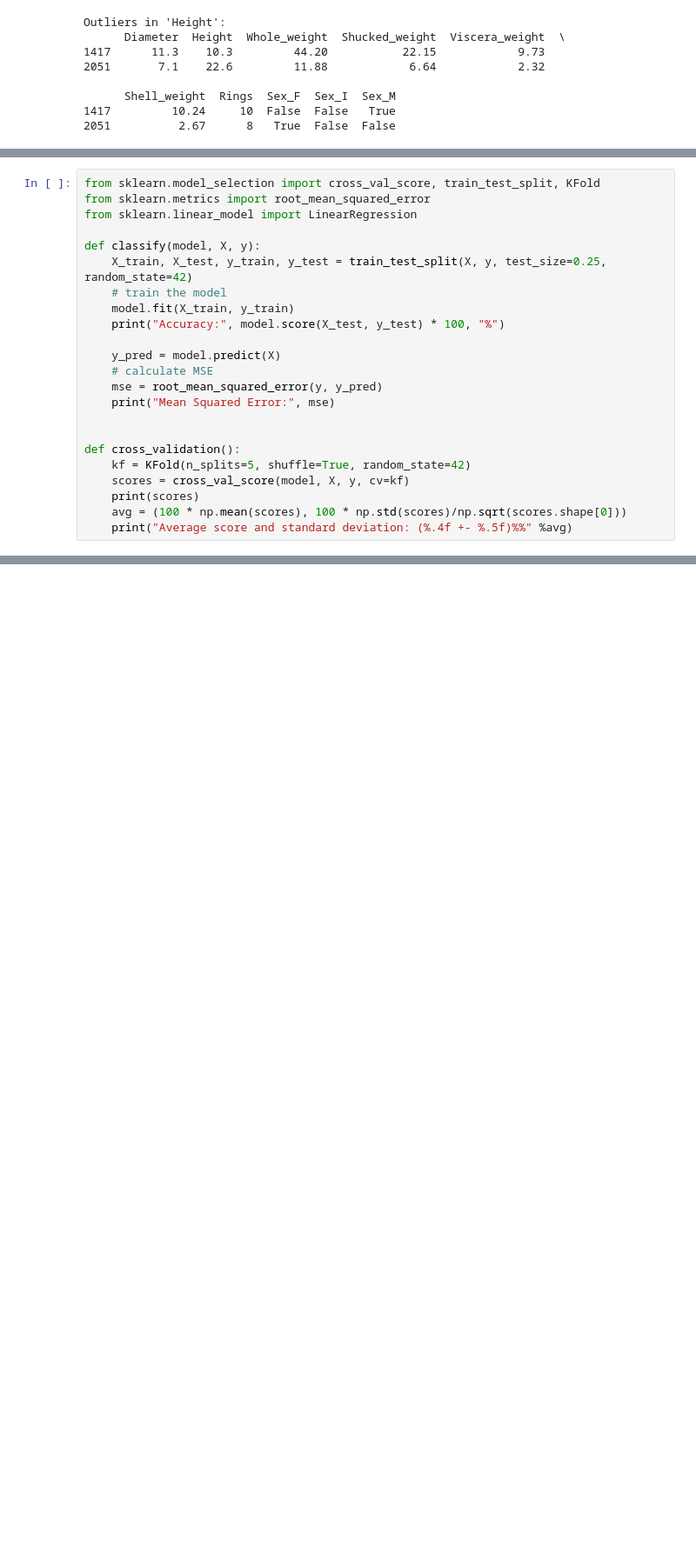
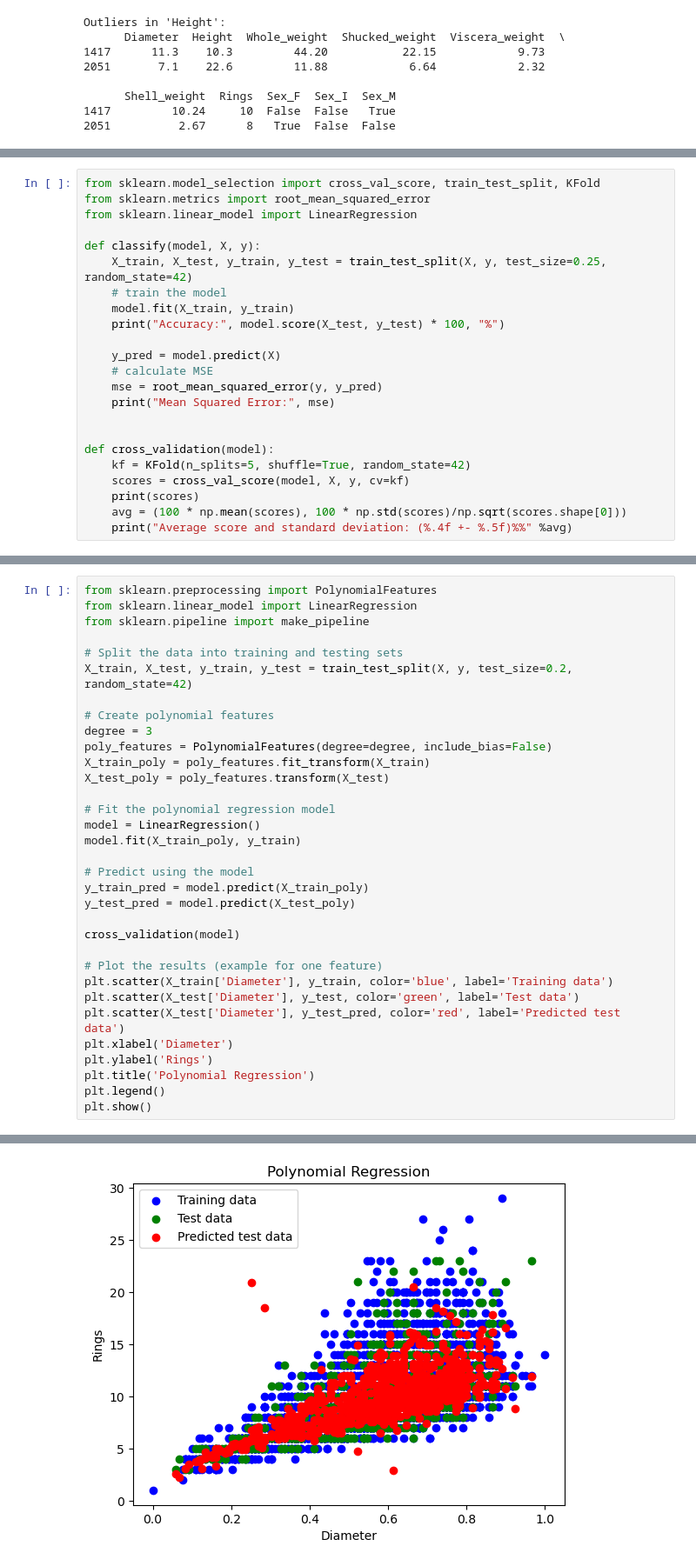
Before and after one commit to CloudSkytec/ML-CW1, a Jupyter notebook: Yuhong Y/abalone.ipynb, the cells around one changed output, grey strips where cells are left out. Shown at 87% size. Cells and saved outputs as stored; diff of their text form; blank space fills up the shorter version.

```diff
--- a/Yuhong Y/abalone.ipynb
+++ b/Yuhong Y/abalone.ipynb
@@ -209,7 +209,7 @@ def classify(model, X, y):
     print("Mean Squared Error:", mse)
 
 
-def cross_validation():
+def cross_validation(model):
     kf = KFold(n_splits=5, shuffle=True, random_state=42)
     scores = cross_val_score(model, X, y, cv=kf)
     print(scores)
@@ -240,0 +247,34 @@ Mean Squared Error: 2.049627980681028
+# %%
+from sklearn.preprocessing import PolynomialFeatures
+from sklearn.linear_model import LinearRegression
+from sklearn.pipeline import make_pipeline
+
+# Split the data into training and testing sets
+X_train, X_test, y_train, y_test = train_test_split(X, y, test_size=0.2, random_state=42)
+
+# Create polynomial features
+degree = 3
+poly_features = PolynomialFeatures(degree=degree, include_bias=False)
+X_train_poly = poly_features.fit_transform(X_train)
+X_test_poly = poly_features.transform(X_test)
+
+# Fit the polynomial regression model
+model = LinearRegression()
+model.fit(X_train_poly, y_train)
+
+# Predict using the model
+y_train_pred = model.predict(X_train_poly)
+y_test_pred = model.predict(X_test_poly)
+
+cross_validation(model)
+
+# Plot the results (example for one feature)
+plt.scatter(X_train['Diameter'], y_train, color='blue', label='Training data')
+plt.scatter(X_test['Diameter'], y_test, color='green', label='Test data')
+plt.scatter(X_test['Diameter'], y_test_pred, color='red', label='Predicted test data')
+plt.xlabel('Diameter')
+plt.ylabel('Rings')
+plt.title('Polynomial Regression')
+plt.legend()
+plt.show()
+# %% [output]
@@ -240,0 +283 @@ Mean Squared Error: 2.049627980681028
+[figure, added]
```
Also changed, not shown: parts of 2 cells of this notebook, 1 other file.
